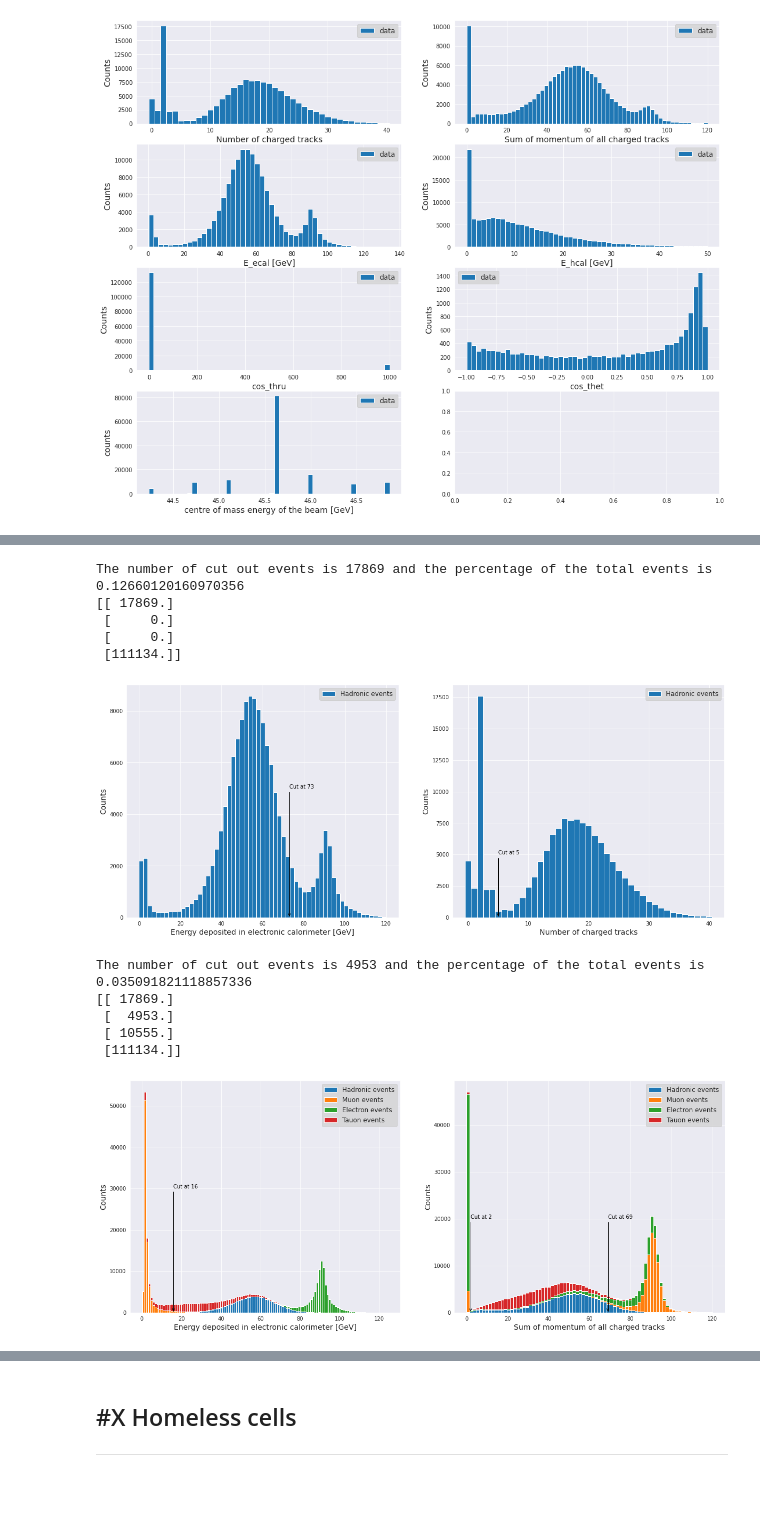
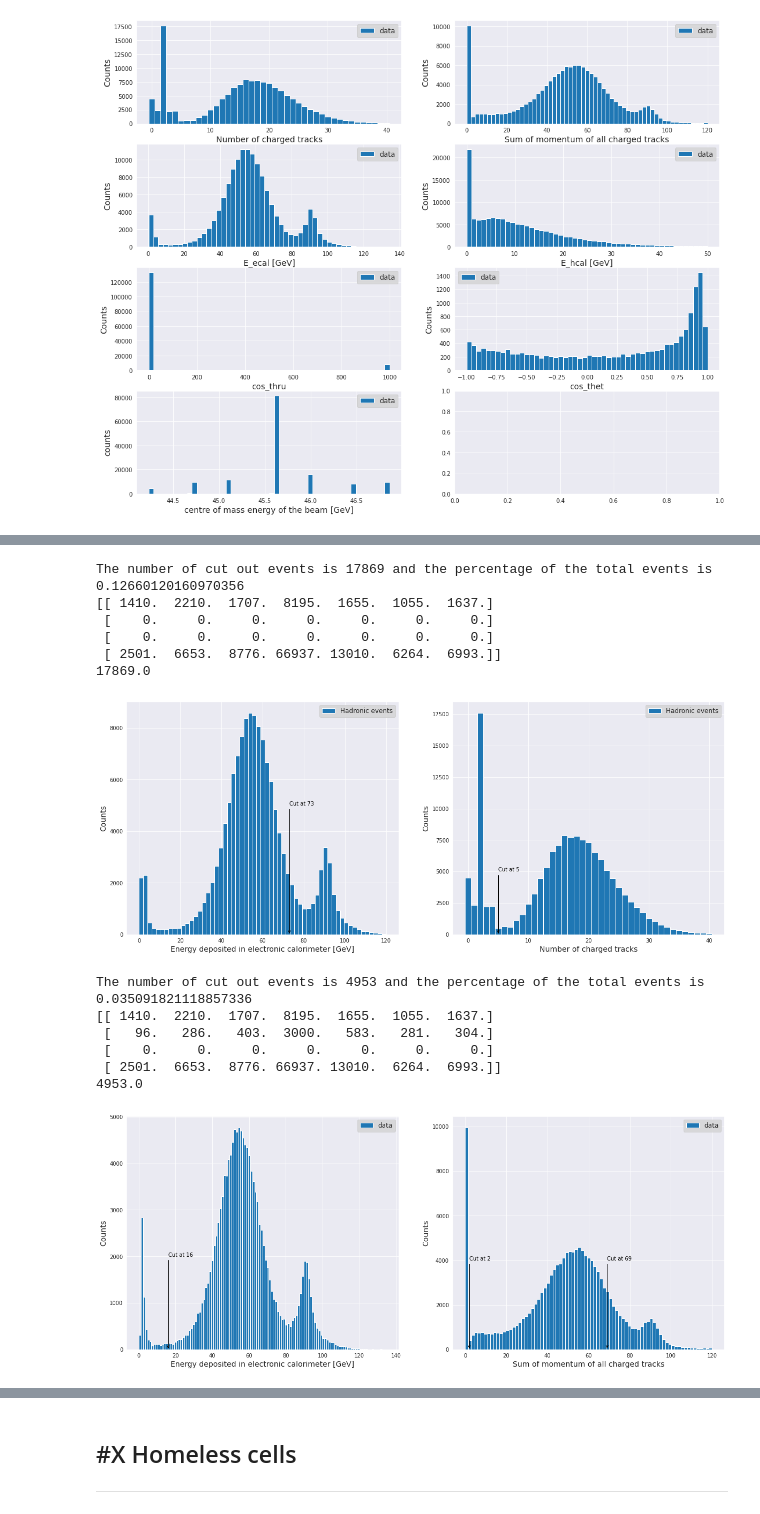
Before and after one commit to benfreiburg/z0-precisionmeasurement, a Jupyter notebook: Z0_main.ipynb, the cells around one changed output, grey strips where cells are left out. Drawn from its saved outputs; the diff is of its cells as text; code cells hidden in the pictures; blank space fills up the shorter version.

```diff
--- a/Z0_main.ipynb
+++ b/Z0_main.ipynb
@@ -913,5 +924,7 @@ print(data[6,:])
 # %%
 # Define the energy masks
+
+energies = np.array([88.47,89.46,90.22,91.22,91.97,92.96,93.76])
 
 mask_energy_44_2 = data[6,:] < 44.5
 
@@ -936,6 +949,11 @@ for i in range(len(data[1,:])):
 
 mask_energy_46_8 = data[6,:] > 46.7
 
+mask_energy = np.array([mask_energy_44_2, mask_energy_44_7, mask_energy_45_1, mask_energy_45_6, mask_energy_45_9,mask_energy_46_4, mask_energy_46_8])
+
+output_data = [a == p for a,p in zip(mask_energy[1,:],mask_energy[3,:]) if a==True]  #  to test if there is no overlap
+
 print(np.sum(mask_energy_44_2)+ np.sum(mask_energy_44_7)+ np.sum(mask_energy_45_1) +np.sum(mask_energy_45_6) + np.sum(mask_energy_45_9) + np.sum(mask_energy_46_4)+ np.sum(mask_energy_46_8))
 print(len(mask_energy_44_2),len(data[1,:]))
+print(np.sum(output_data))
 # %% [output]
@@ -991,9 +1016,13 @@ mask_data_E_ecal = branches_data[var_E_ecal] >cut_E_ecal
 
 mask_data_N_Ctrk = branches_data[var_N_char] < cut_N_Ctrk
 
-output_data_ee = [a == p for a,p in zip(mask_data_E_ecal,mask_data_N_Ctrk) if a==True]   # Compares the two masks, check
+output_data_ee = [a == p for a,p in zip(mask_data_E_ecal,mask_data_N_Ctrk) if a == True]
+N_ee = np.sum(output_data_ee)
 
-N_ee = np.sum(output_data_ee)
+for i in range(7):
+    output_data_ee =[a == p == n  for a,p,n in zip(mask_data_E_ecal,mask_data_N_Ctrk,mask_energy[i,:]) if n==True]
+    N_data[0,i] = np.sum(output_data_ee)
+
 
 %matplotlib inline
 sb.set_style("darkgrid")
@@ -1016,19 +1045,19 @@ ax2.set_xlabel("Number of charged tracks", fontsize=14)
 ax2.set_ylabel("Counts", fontsize=14)
 ax2.legend(frameon=True, facecolor="lightgrey", fontsize=12)
 
-N_data[0] = N_ee
-
 print('The number of cut out events is', N_ee,'and the percentage of the total events is', N_ee/len(data[1,:]))
 print(N_data)
+print(np.sum(N_data[0,:]))
 # %% [output]
 The number of cut out events is 17869 and the percentage of the total events is 0.12660120160970356
-[[ 17869.]
- [     0.]
- [     0.]
- [111134.]]
+[[ 1410.  2210.  1707.  8195.  1655.  1055.  1637.]
+ [    0.     0.     0.     0.     0.     0.     0.]
+ [    0.     0.     0.     0.     0.     0.     0.]
+ [ 2501.  6653.  8776. 66937. 13010.  6264.  6993.]]
+17869.0
 [figure]
 # %%
-# Myons
+# Myons, warning, takes a fair amount of time
 cut_P_char_high = 69
 cut_P_char_low = 2
 cut_E_ecal = 16
@@ -1036,53 +1065,53 @@ cut_N_Ctrk = 5
 
 bins_N_Ctrk_mc = np.linspace(-0.5,40.5,42)
 bin_P_char = np.linspace(0,120,60)
 bin_P_char_2 = np.linspace(0,120,80)
 
 mask_data_P_char_high = branches_data[var_P_char] > cut_P_char_high
 
-mask_data_E_ecal_high = branches_data[var_E_ecal] < cut_E_ecal
-
 mask_data_P_char_low = branches_data[var_P_char] < cut_P_char_low
 
-mask_data_E_ecal_low = branches_data[var_E_ecal] < cut_E_ecal
+mask_data_E_ecal = branches_data[var_E_ecal] < cut_E_ecal
 
-output_data_high = [a == p for a,p in zip(mask_data_E_ecal_high,mask_data_P_char_high) if a==True]   # Compares the two masks, check
+output_data_high = [a == p for a,p in zip(mask_data_E_ecal,mask_data_P_char_high) if a==True]   # Compares the two masks, check
+output_data_low = [a == p for a,p in zip(mask_data_E_ecal,mask_data_P_char_low) if a==True]   # Compares the two masks, check
 
-output_data_low = [a == p for a,p in zip(mask_data_E_ecal_low,mask_data_P_char_low) if a==True]   # Compares the two masks, check
+N_mm = np.sum(output_data_high) + np.sum(output_data_low)
 
-output_data_mm = output_data_high + output_data_low
-
-N_mm = np.sum(output_data_mm)
+for i in range(7):
+    output_data_mm_high =[a == p == n  for a,p,n in zip(mask_data_E_ecal,mask_data_P_char_high,mask_energy[i,:]) if n==True]
+    output_data_mm_low =[a == p == n  for a,p,n in zip(mask_data_E_ecal,mask_data_P_char_low,mask_energy[i,:]) if n==True]
+    N_data[1,i] = np.sum(output_data_mm_high) + np.sum(output_data_mm_low)
 
 fig, (ax1, ax2) = plt.subplots(1,2)
 fig.set_figheight(8)
 fig.set_figwidth(20)
 
-ax1.annotate("Cut at " + str(cut_E_ecal), xy=(cut_E_ecal, 0.2), xycoords='data',xytext=(cut_E_ecal, 30000), textcoords='data', color="black",arrowprops=dict(arrowstyle="->",connectionstyle="arc", color="black", relpos=(0,0)))
-ax1.hist((qq[4,:],mm[4,:],ee[4,:],tt[4,:]), bins=120, label=("Hadronic events","Muon events","Electron events","Tauon events"), stacked=True)
+ax1.annotate("Cut at " + str(cut_E_ecal), xy=(cut_E_ecal, 0.2), xycoords='data',xytext=(cut_E_ecal, 2000), textcoords='data', color="black",arrowprops=dict(arrowstyle="->",connectionstyle="arc", color="black", relpos=(0,0)))
+ax1.hist(data[4,:], bins=120, label=(label_hist), stacked=True)
 #plt.hist(ee_E_cal, zorder=5 , bins = bin_ee,label='electronic events after the cut')
 ax1.set_xlabel("Energy deposited in electronic calorimeter [GeV]", fontsize=14)
 ax1.set_ylabel("Counts", fontsize=14)
 ax1.legend(frameon=True, facecolor="lightgrey", fontsize=12)
 
-ax2.annotate("Cut at " + str(cut_P_char_high), xy=(cut_P_char_high, 0.2), xycoords='data',xytext=(cut_P_char_high, 20000), textcoords='data', color="black",arrowprops=dict(arrowstyle="->",connectionstyle="arc", color="black", relpos=(0,0)))
-ax2.annotate("Cut at " + str(cut_P_char_low), xy=(cut_P_char_low, 0.2), xycoords='data',xytext=(cut_P_char_low, 20000), textcoords='data', color="black",arrowprops=dict(arrowstyle="->",connectionstyle="arc", color="black", relpos=(0,0)))
+ax2.annotate("Cut at " + str(cut_P_char_high), xy=(cut_P_char_high, 0.2), xycoords='data',xytext=(cut_P_char_high, 4000), textcoords='data', color="black",arrowprops=dict(arrowstyle="->",connectionstyle="arc", color="black", relpos=(0,0)))
+ax2.annotate("Cut at " + str(cut_P_char_low), xy=(cut_P_char_low, 0.2), xycoords='data',xytext=(cut_P_char_low, 4000), textcoords='data', color="black",arrowprops=dict(arrowstyle="->",connectionstyle="arc", color="black", relpos=(0,0)))
 ax2.set_xlabel("Sum of momentum of all charged tracks", fontsize=14)
 ax2.set_ylabel("Counts", fontsize=14)
-ax2.hist((qq[3,:],mm[3,:],ee[3,:],tt[3,:]), bins=bin_P_char_2, label=("Hadronic events","Muon events","Electron events","Tauon events"), stacked=True)
+ax2.hist(data[3,:], bins=bin_P_char_2, label=(label_hist), stacked=True)
 ax2.legend(frameon=True, facecolor="lightgrey", fontsize=12)
-
-N_data[1] = N_mm
 
 print('The number of cut out events is', N_mm,'and the percentage of the total events is', N_mm/len(data[1,:]))
 print(N_data)
+print(np.sum(N_data[1,:]))
 # %% [output]
 The number of cut out events is 4953 and the percentage of the total events is 0.035091821118857336
-[[ 17869.]
- [  4953.]
- [ 10555.]
- [111134.]]
+[[ 1410.  2210.  1707.  8195.  1655.  1055.  1637.]
+ [   96.   286.   403.  3000.   583.   281.   304.]
+ [    0.     0.     0.     0.     0.     0.     0.]
+ [ 2501.  6653.  8776. 66937. 13010.  6264.  6993.]]
+4953.0
-[figure, old version]
+[figure, new version]
 # %%
 # Tauons
 # Warning: This cell takes quite long to execute
```
Also changed, not shown: parts of 31 cells of this notebook.
